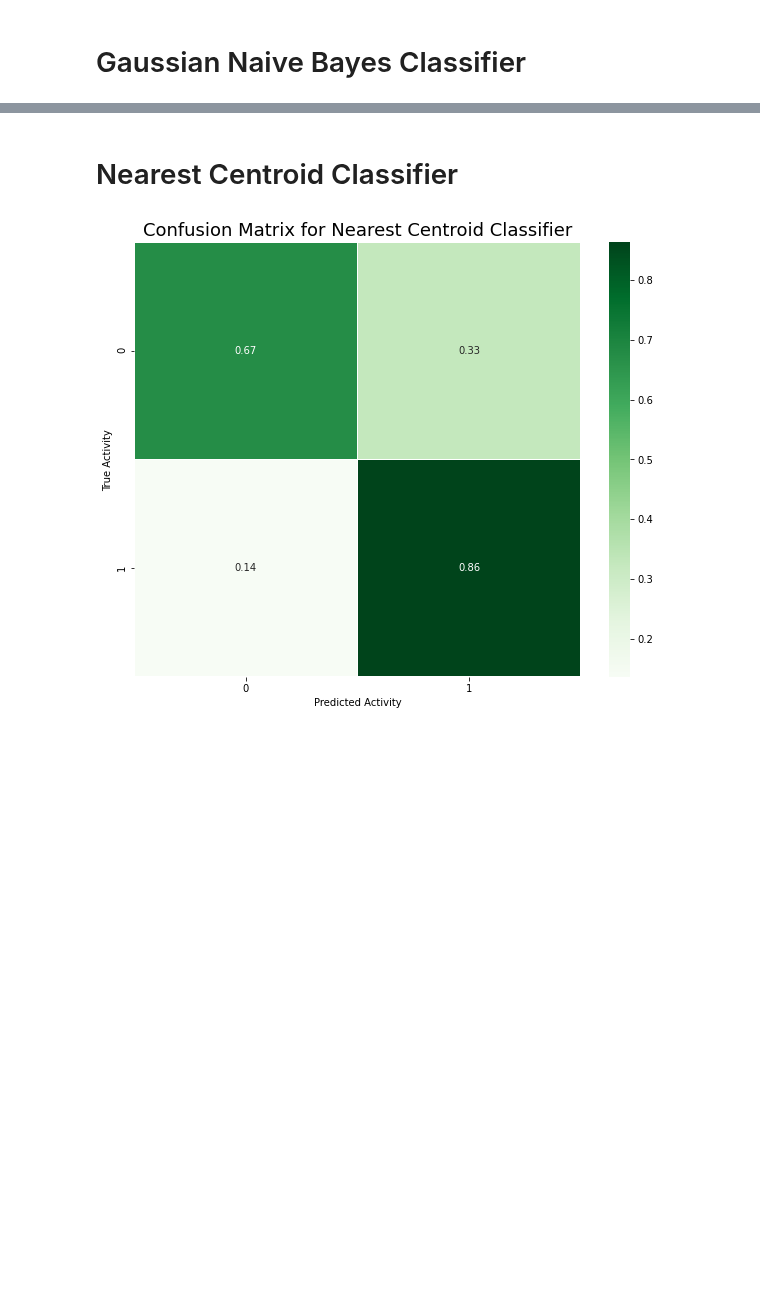
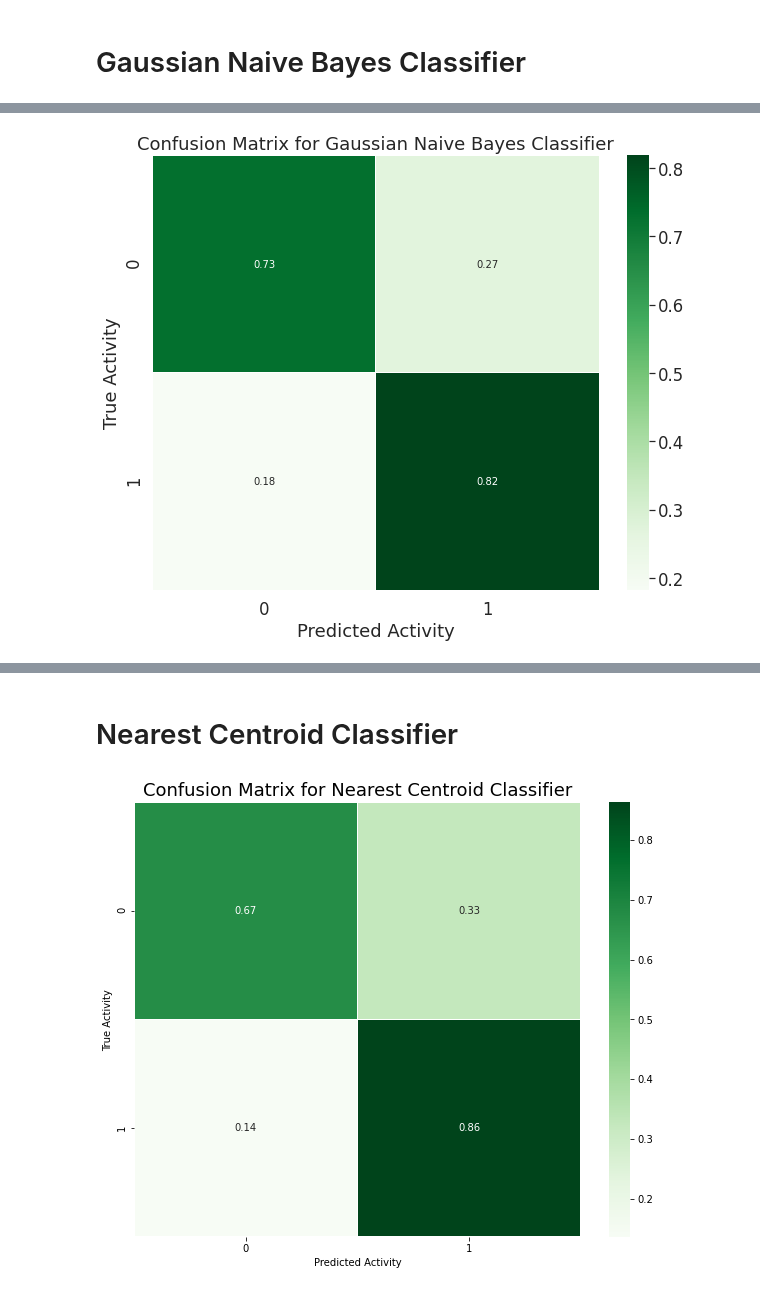
Before and after one commit to dna-witch/p53_Rescue_Mutants, a Jupyter notebook: notebooks/4.0-sm-modeling.ipynb, the cells around one changed output, grey strips where cells are left out. Drawn from its saved outputs; the diff is of its cells as text; code cells hidden in the pictures; blank space fills up the shorter version.

```diff
--- a/notebooks/4.0-sm-modeling.ipynb
+++ b/notebooks/4.0-sm-modeling.ipynb
@@ -537,0 +542,23 @@ from numpy import mean
+# %%
+from sklearn.naive_bayes import GaussianNB
+# GaussianNB model here
+
+gnb = GaussianNB()
+gnb.fit(X_res, y_res)
+y_pred = gnb.predict(X_test_scaled)
+gnb_probs = gnb.predict_proba(X_test_scaled)[:,1] # use to plot calibration curve
+# %%
+# plot confusion matrix for Gaussian Naive Bayes model
+conf_gnb = confusion_matrix(y_test, y_pred).astype('float')
+conf_gnb = conf_gnb / conf_gnb.sum(axis=1)[:, np.newaxis]
+
+plt.figure(figsize=(10, 8))
+sns.heatmap(conf_gnb, annot=True, annot_kws={'size':10}, cmap=plt.cm.Greens, linewidths=0.2)
+sns.set(font_scale=1.5)
+
+_ = plt.xlabel('Predicted Activity')
+_ = plt.ylabel('True Activity')
+_ = plt.title('Confusion Matrix for Gaussian Naive Bayes Classifier')
+plt.show()
+# %% [output]
+[figure, added]
```
Also changed, not shown: parts of 25 cells of this notebook.
